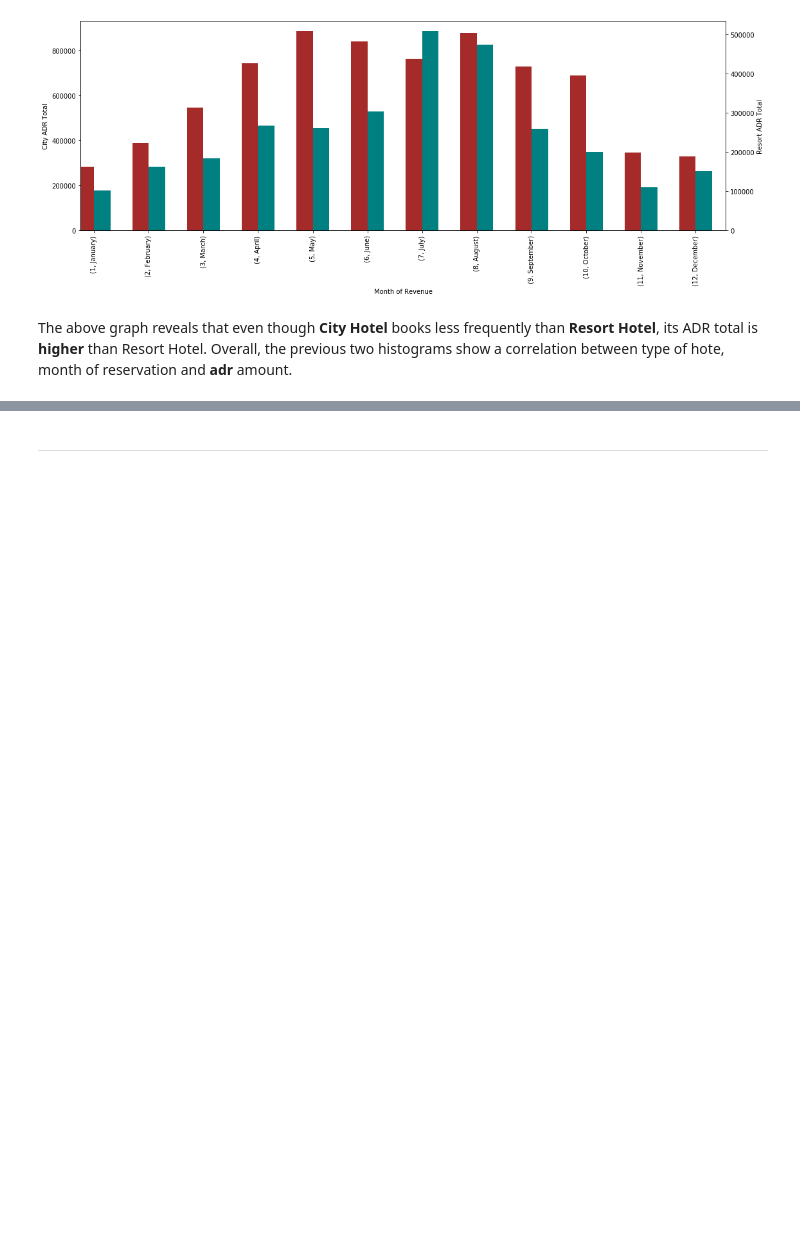
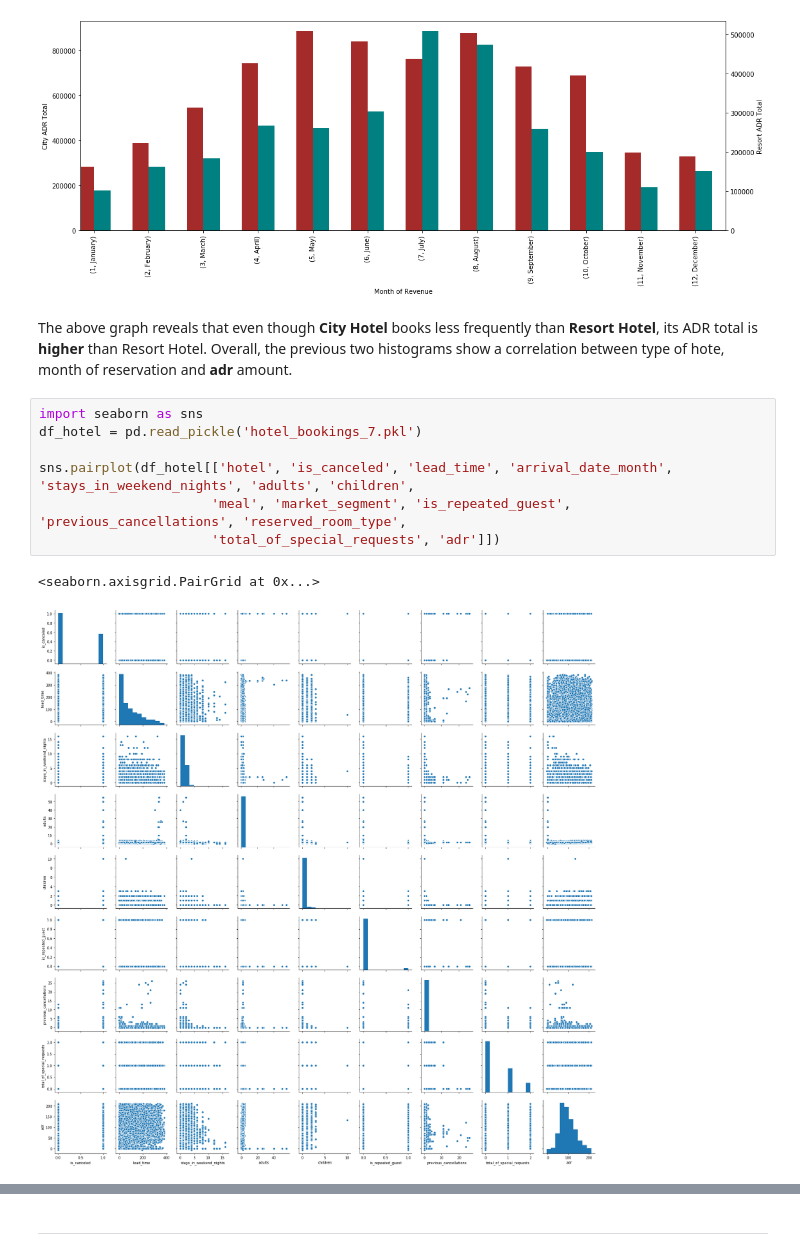
Before and after one commit to sandeepborkartech/ML_HotelPricing, a Jupyter notebook: ML_TEAM_4_Hotel_Data_Prep.ipynb, the cells around one changed output, grey strips where cells are left out. Saved outputs shown, nothing was run; the diff lists cells and outputs as text; blank space fills up the shorter version.

```diff
--- a/ML_TEAM_4_Hotel_Data_Prep.ipynb
+++ b/ML_TEAM_4_Hotel_Data_Prep.ipynb
@@ -479,3 +479,13 @@ plt.show()
 # %% [markdown]
 The above graph reveals that even though __City Hotel__ books less frequently than __Resort Hotel__, its ADR total is __higher__ than Resort Hotel.
 Overall, the previous two histograms show a correlation between type of hote, month of reservation and __adr__ amount.
+# %%
+import seaborn as sns
+df_hotel = pd.read_pickle('hotel_bookings_7.pkl')
+
+sns.pairplot(df_hotel[['hotel', 'is_canceled', 'lead_time', 'arrival_date_month', 'stays_in_weekend_nights', 'adults', 'children',
+                      'meal', 'market_segment', 'is_repeated_guest', 'previous_cancellations', 'reserved_room_type',
+                      'total_of_special_requests', 'adr']])
+# %% [output]
+<seaborn.axisgrid.PairGrid at 0x...>
+[figure, added]
```
Also changed, not shown: parts of 11 cells of this notebook.
